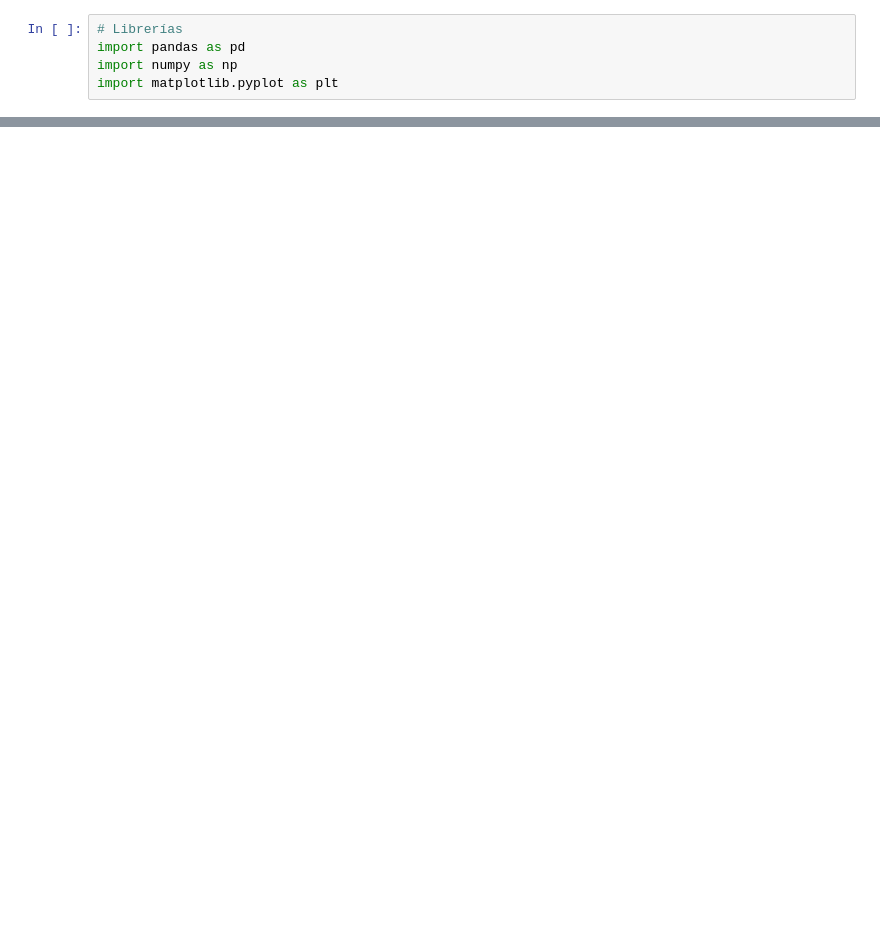
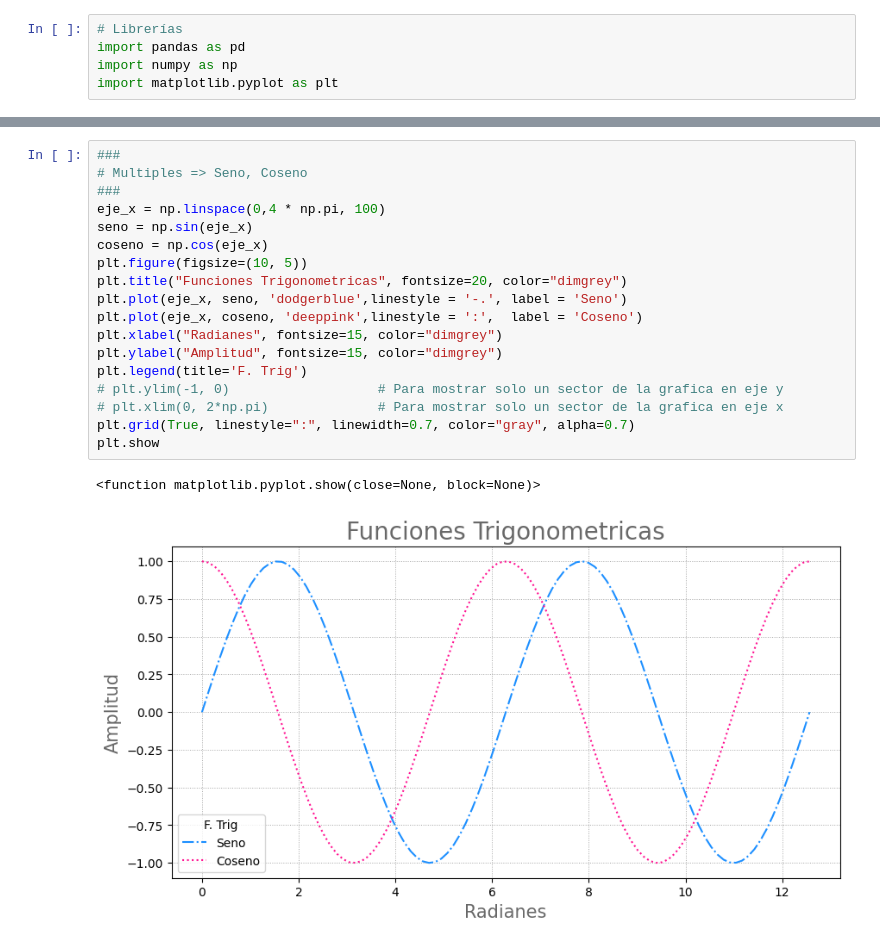
Before and after one commit to ElfenCamii/bootcamp_analisis_de_Datos, a Jupyter notebook: unidad_5/graficas.ipynb, the cells around one changed output, grey strips where cells are left out. Cells and saved outputs as stored; diff of their text form; blank space fills up the shorter version.

```diff
--- a/unidad_5/graficas.ipynb
+++ b/unidad_5/graficas.ipynb
@@ -19,0 +20,21 @@ plt.show()
+# %%
+###
+# Multiples => Seno, Coseno
+###
+eje_x = np.linspace(0,4 * np.pi, 100)
+seno = np.sin(eje_x)
+coseno = np.cos(eje_x)
+plt.figure(figsize=(10, 5))
+plt.title("Funciones Trigonometricas", fontsize=20, color="dimgrey")
+plt.plot(eje_x, seno, 'dodgerblue',linestyle = '-.', label = 'Seno')
+plt.plot(eje_x, coseno, 'deeppink',linestyle = ':',  label = 'Coseno')
+plt.xlabel("Radianes", fontsize=15, color="dimgrey")
+plt.ylabel("Amplitud", fontsize=15, color="dimgrey")
+plt.legend(title='F. Trig')
+# plt.ylim(-1, 0)                   # Para mostrar solo un sector de la grafica en eje y
+# plt.xlim(0, 2*np.pi)              # Para mostrar solo un sector de la grafica en eje x
+plt.grid(True, linestyle=":", linewidth=0.7, color="gray", alpha=0.7)
+plt.show
+# %% [output]
+<function matplotlib.pyplot.show(close=None, block=None)>
+[figure, added]
```
Also changed, not shown: parts of 1 cell of this notebook.
